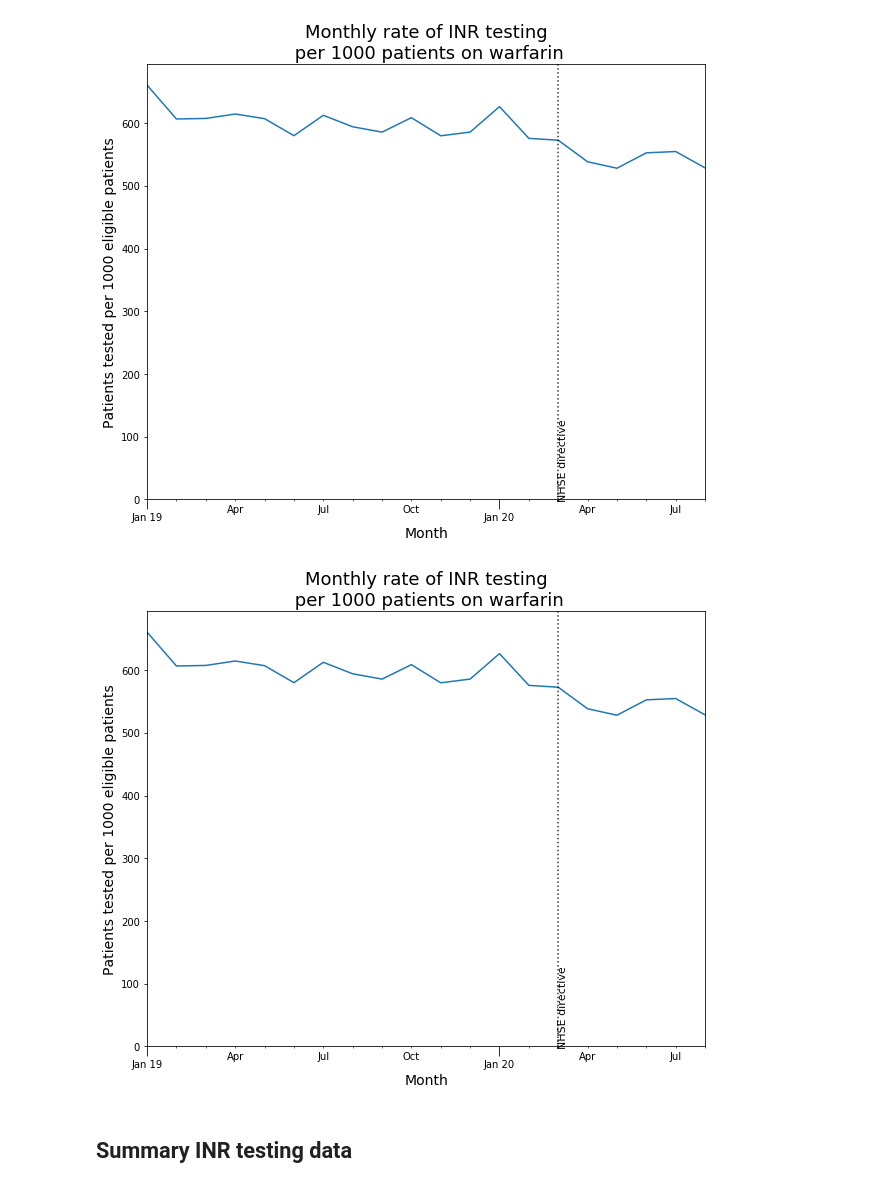
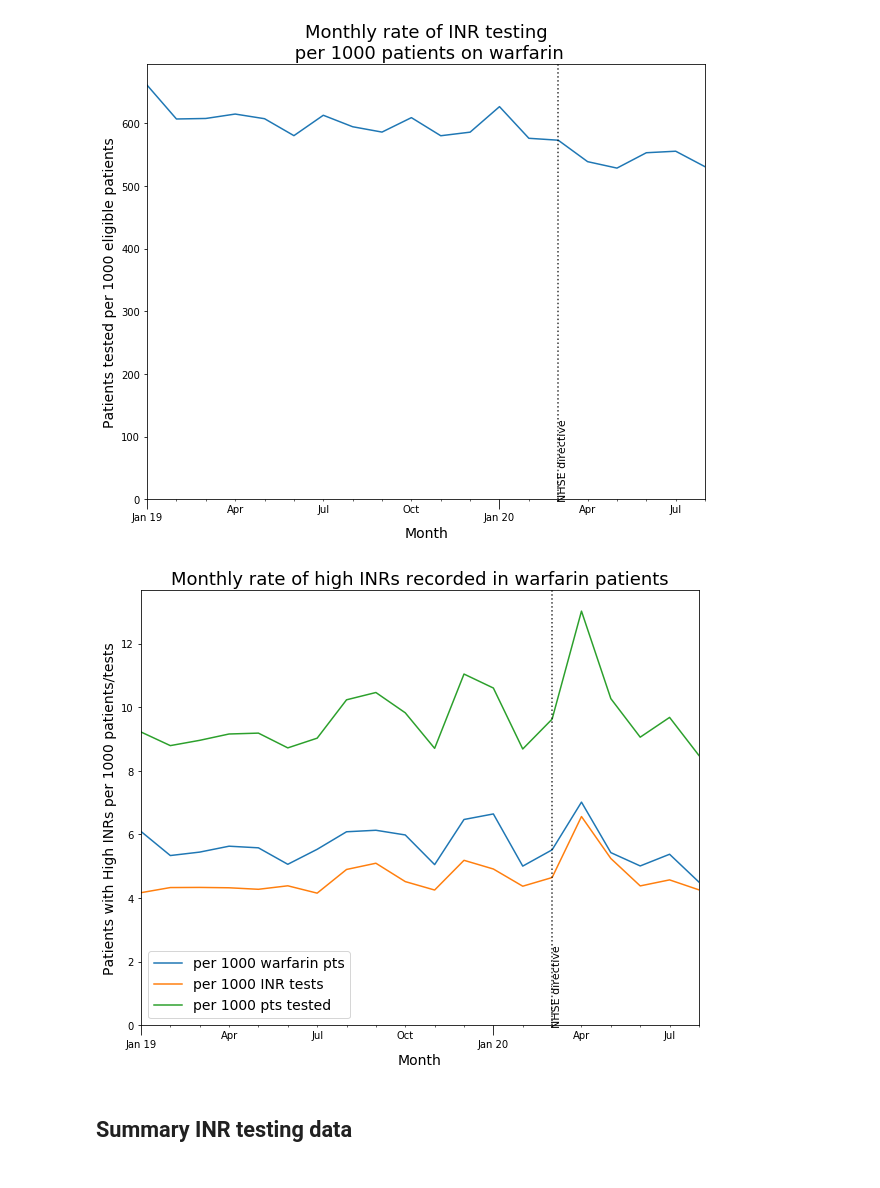
Before and after one commit to opensafely/anticoagulant-switching-research, a Jupyter notebook: notebooks/Warfarin_DOAC_rpt.ipynb, the cells around one changed output. Saved outputs shown, nothing was run; the diff lists cells and outputs as text; code cells hidden in the pictures.

Commit message:
run through in real data inc high inrs

```diff
--- a/notebooks/Warfarin_DOAC_rpt.ipynb
+++ b/notebooks/Warfarin_DOAC_rpt.ipynb
@@ -1068,7 +1078,11 @@ with closing_connection(dbconn) as connection:
             VALUES ('1486439')''' )
         df = pd.read_sql(query, connection)
         df2 = pd.read_sql(query2, connection)
-    df_out = pd.concat([df_out, df])
-    df_out2 = pd.concat([df_out2, df2])
-    display(f"{mindate}... complete!")
+        connection.execute("DROP TABLE #warf")
+        connection.execute("DROP TABLE #doac")
+        connection.execute("DROP TABLE #inr")
+        connection.execute("DROP TABLE #high_inr")
+        df_out = pd.concat([df_out, df])
+        df_out2 = pd.concat([df_out2, df2])
+        display(f"{mindate}... complete!")
 # %% [output]
@@ -1096,17 +1122,19 @@ plot_line_chart([dfp[["rate per 1000"]]], titles,
 # %% [output]
 [figure]
 # %%
-dfp = df_out2.copy()
+dfp = df_out.drop("denominator",1).merge(df_out2, left_on="INR_month", right_on="high_INR_month", suffixes=["_tests","_high"]).drop("INR_month",1)
 dfp["high_INR_month"] = pd.to_datetime(dfp["high_INR_month"])
 dfp = dfp.set_index("high_INR_month")
 
-dfp["patients high"] = 1000*dfp["patient_count"]/dfp["denominator"]
+dfp["per 1000 warfarin pts"] = 1000*dfp["patient_count_high"]/dfp["denominator"]
+dfp["per 1000 INR tests"] = 1000*dfp["patient_count_high"]/dfp["test_count"]
+dfp["per 1000 pts tested"] = 1000*dfp["patient_count_high"]/dfp["patient_count_tests"]
 
-titles = ["Monthly rate of high INRs\n per 1000 patients on warfarin"]
-plot_line_chart([dfp[["patients high"]]], titles,
-                ylabels={0:"Patients with High INRs per 1000 eligible patients"})
+titles = ["Monthly rate of high INRs recorded in warfarin patients"]
+plot_line_chart([dfp[["per 1000 warfarin pts", "per 1000 INR tests", "per 1000 pts tested"]]], titles,
+                ylabels={0:"Patients with High INRs per 1000 patients/tests"})
 # %% [output]
-[figure, old version]
+[figure, new version]
 # %% [markdown]
 ## Summary INR testing data
 # %%
```
Also changed, not shown: parts of 15 cells of this notebook, 8 other files.
